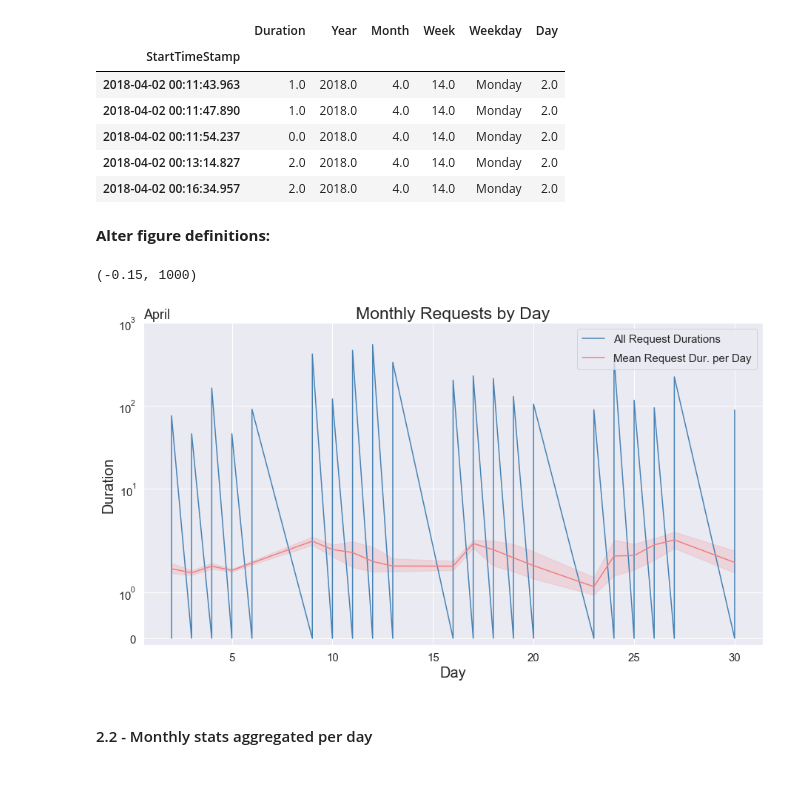
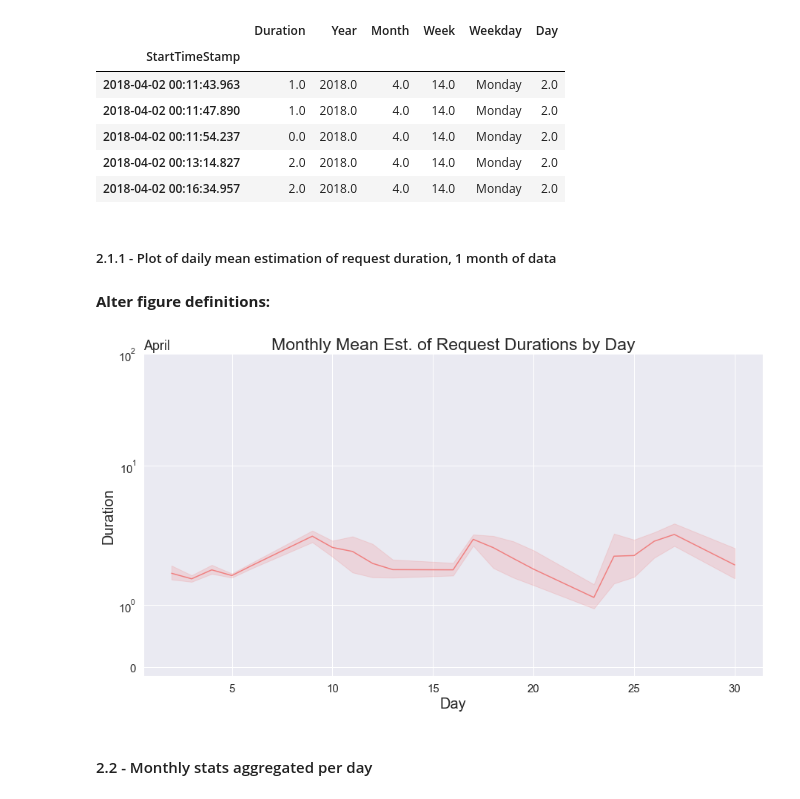
Before and after one commit to leilanihagen/interject-datacell-request-time-data-exploration, a Jupyter notebook: datacell_request_time_v2.ipynb, the cells around one changed output. Cells and saved outputs as stored; diff of their text form; code cells hidden in the pictures.

```diff
--- a/datacell_request_time_v2.ipynb
+++ b/datacell_request_time_v2.ipynb
@@ -333,8 +323,11 @@ requests_dates_no_weekends.head()
 # %%
-def get_df_requests_1_month(year: int, month: int) -> pd.DataFrame:
-    requests_dates_year = reload_requests_dates_dataframe(year, year)
+def get_df_requests_1_month(year: int, month: int, df_month_name_col: str) -> pd.DataFrame:
+    ''' Utilizes get_df_requests_with_date_cols_from_db() to pull in data from DB for a specific year,
+        then further filters this DF by month. '''
 
-    single_month_filter = ( requests_dates_year['Month'] == month )
+    requests_dates_year = get_df_requests_with_date_cols_from_db(year, year)
+
+    single_month_filter = ( requests_dates_year[df_month_name_col] == month )
     requests_dates_month = requests_dates_year.where(single_month_filter)
     requests_dates_month.dropna(inplace=True)
     requests_dates_month.head()
@@ -589,11 +592,11 @@ sns.lineplot(x='Day', y='Duration', data=all_requests_oct, ax=axes[9])
 DataFrame prep:
 # %%
 def prep_data_2_1(month: int, year: int, exclude_weekends: bool) -> pd.DataFrame:
-    df_2_1 = get_df_requests_1_month(year, month)
+    df_2_1 = get_df_requests_1_month(year, month, 'Month')
 
     # Exclude weekends:
     if (exclude_weekends):
-        df_2_1 = get_df_no_weekends(df_2_1)
+        df_2_1 = get_df_no_weekends(df_2_1, 'Weekday')
 
     return df_2_1
 # %% [markdown]
@@ -613,46 +616,49 @@ requests_single_month.head()
 | 2018-04-02 00:11:54.237 | 0.0 | 2018.0 | 4.0 | 14.0 | Monday | 2.0 |
 | 2018-04-02 00:13:14.827 | 2.0 | 2018.0 | 4.0 | 14.0 | Monday | 2.0 |
 | 2018-04-02 00:16:34.957 | 2.0 | 2018.0 | 4.0 | 14.0 | Monday | 2.0 |
+# %% [markdown]
+##### 2.1.1 - Plot of daily mean estimation of request duration, 1 month of data
 # %% [markdown]
 **Alter figure definitions:**
 # %%
-all_req_line_color_2_1 = 'steelblue'
-mean_line_color_2_1 = 'lightcoral'
+# all_req_line_color_2_1_1 = 'steelblue'
+mean_line_color_2_1_1 = 'lightcoral'
 
 # Use this as a padding below 0 (we should not have any values under 0):
-lower_y_lim_2_1 = -0.15
+lower_y_lim_2_1_1 = -0.15
 
 # Use this as the max request time that will be shown on the plot (as to not skew the plot toward ridiculously high values):
-upper_y_lim_2_1 = 1000
+upper_y_lim_2_1_1 = 100
 
 # Set this to True if you would like the DataFrame to be deleted from memory after the figure is rendered:
-clear_df_from_mem_2_1 = True
+clear_df_from_mem_2_1_1 = True
 # %%
 fig, ax = plt.subplots(figsize=(15,8))
 sns.set(style='darkgrid')
 # sns.scatterplot(x='StartTimeStamp', y='Duration', data=all_requests_single_month.reset_index())
-sns.lineplot(x='Day', y='Duration', data=requests_single_month, estimator=None, color=all_req_line_color_2_1, ax=ax)
-sns.lineplot(x='Day', y='Duration', data=requests_single_month, estimator='mean', color=mean_line_color_2_1, ax=ax)
+# sns.lineplot(x='Day', y='Duration', data=requests_single_month, estimator=None, color=all_req_line_color_2_1_1, ax=ax)
+sns.lineplot(x='Day', y='Duration', data=requests_single_month, estimator='mean', color=mean_line_color_2_1_1, ax=ax)
 
 place_month_names_on_axes(dataframe=requests_single_month, loc_str='left', font_size=18, is_single_axes=True, ax=ax, df_month_col_name='Month')
 
-ax.set_title('Monthly Requests by Day', fontsize=23) # Change to "'January' Requests by Day"
+ax.set_title('Monthly Mean Est. of Request Durations by Day', fontsize=23) # Change to "'January' Requests by Day"
 
 ax.set_ylabel('Duration', fontsize=20)
 ax.set_xlabel('Day', fontsize=20)
 
-ax.legend(handles=(ax.lines[0], ax.lines[1]), labels=('All Request Durations', 'Mean Request Dur. per Day'), borderpad=0.5, labelspacing=0.8, fontsize=15, loc='upper right')
+# If you would like to add back the "all_req" line, uncomment the line below:
+# ax.legend(handles=(ax.lines[0], ax.lines[1]), labels=('All Request Durations', 'Mean Request Dur. per Day'), borderpad=0.5, labelspacing=0.8, fontsize=15, loc='upper right')
+
 
 ax.tick_params(axis='both', which='major', labelsize=15)
 # ax.set_xticklabels(all_requests_single_month['Day'])  # Can't use this because it's taking it as a list of EACH day entry in the DF, and lineplot is aggregating day values.
 ax.set_yscale('symlog')
-ax.set_ylim([lower_y_lim_2_1, upper_y_lim_2_1])
+ax.set_ylim([lower_y_lim_2_1_1, upper_y_lim_2_1_1])
 
-if (clear_df_from_mem_2_1):
+if (clear_df_from_mem_2_1_1):
     del requests_single_month
 # %% [output]
-(-0.15, 1000)
-[figure, old version]
+[figure, new version]
 # %% [markdown]
 #### 2.2 - Monthly stats aggregated per day
 # %%
```
Also changed, not shown: parts of 112 cells of this notebook.
